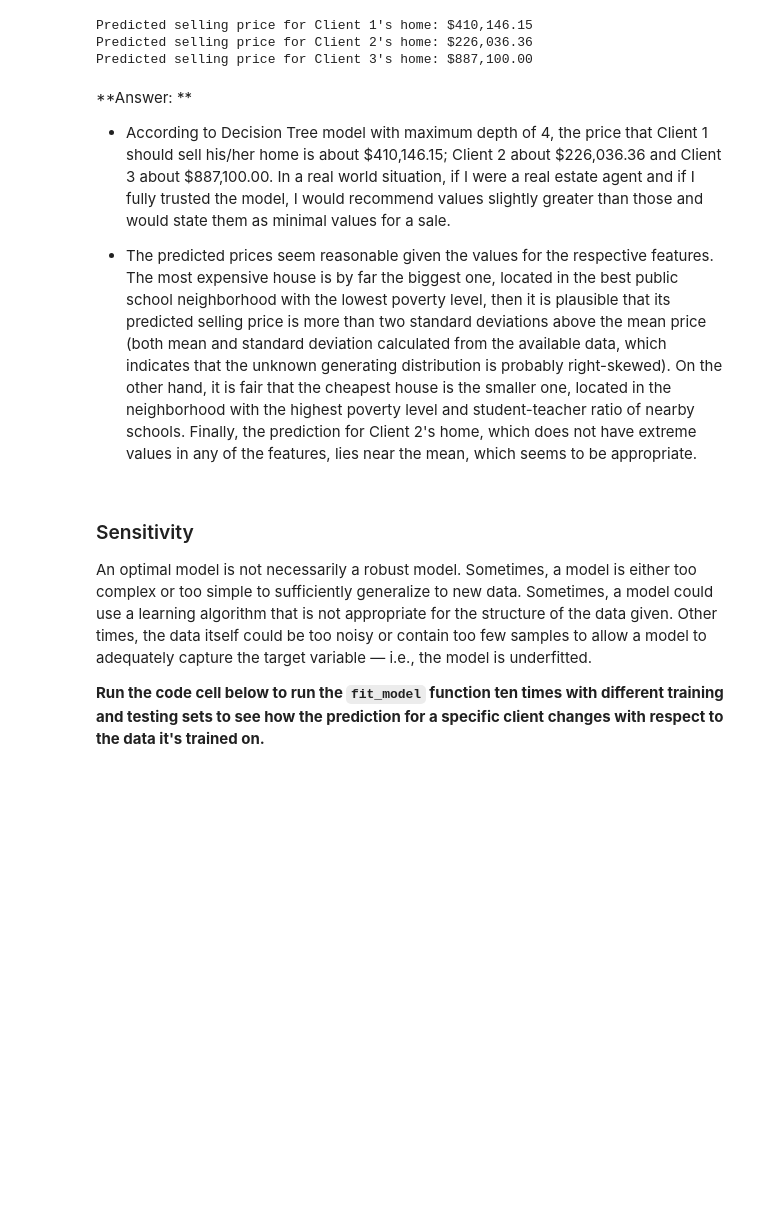
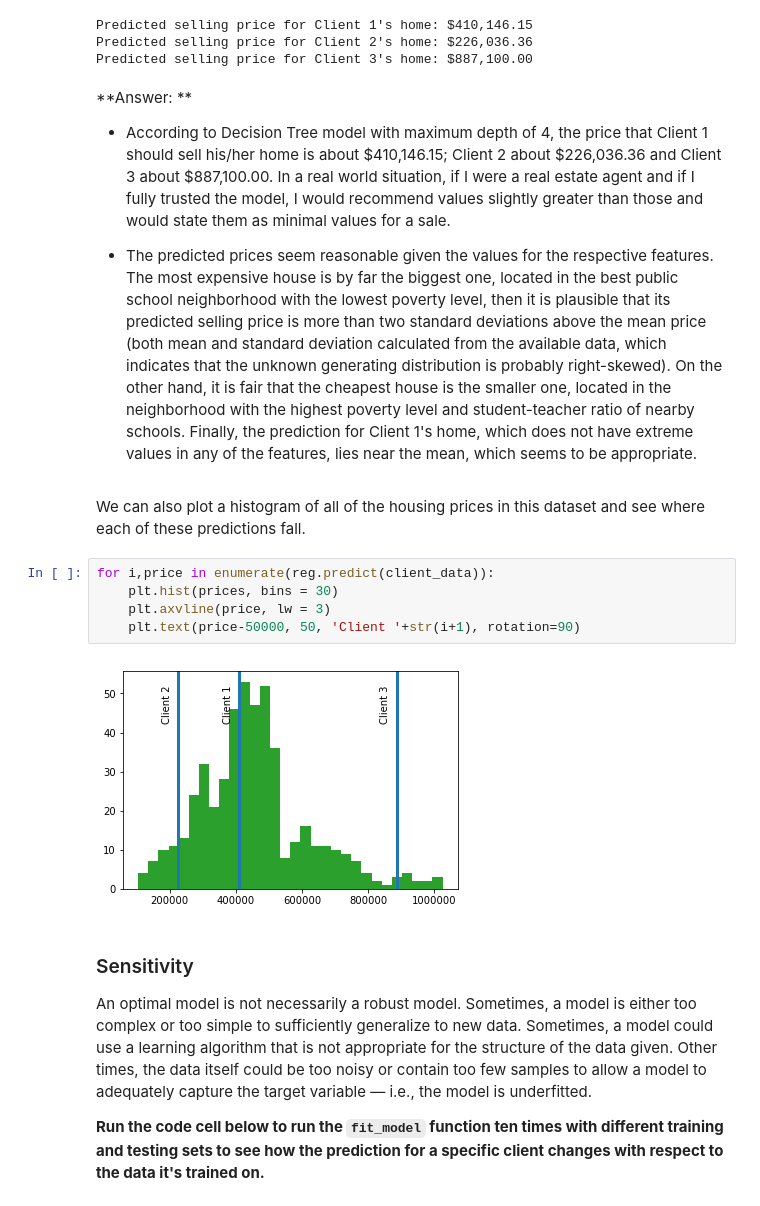
Before and after one commit to rodsveiga/machine-learning, a Jupyter notebook: projects/boston_housing/boston_housing.ipynb, the cells around one changed output. Saved outputs shown, nothing was run; the diff lists cells and outputs as text; blank space fills up the shorter version.

```diff
--- a/projects/boston_housing/boston_housing.ipynb
+++ b/projects/boston_housing/boston_housing.ipynb
@@ -472,7 +487,16 @@ Predicted selling price for Client 3's home: $887,100.00
 * According to Decision Tree model with maximum depth of 4, the price that Client 1 should sell his/her home is about \$410,146.15; Client 2 about \$226,036.36 and Client 3 about \$887,100.00. In a real world situation, if I were a real estate agent and if I fully trusted the model, I would recommend values slightly greater than those and would state them as minimal values for a sale.
 
 
-* The predicted prices seem reasonable given the values for the respective features. The most expensive house is by far the biggest one, located in the best public school neighborhood with the lowest poverty level, then it is plausible that its predicted selling price is more than two standard deviations above the mean price (both mean and standard deviation calculated from the available data, which indicates that the unknown generating distribution is probably right-skewed). On the other hand, it is fair that the cheapest house is the smaller one, located in the neighborhood with the highest poverty level and student-teacher ratio of nearby schools. Finally, the prediction for Client 2's home, which does not have extreme values in any of the features, lies near the mean, which seems to be appropriate.
+* The predicted prices seem reasonable given the values for the respective features. The most expensive house is by far the biggest one, located in the best public school neighborhood with the lowest poverty level, then it is plausible that its predicted selling price is more than two standard deviations above the mean price (both mean and standard deviation calculated from the available data, which indicates that the unknown generating distribution is probably right-skewed). On the other hand, it is fair that the cheapest house is the smaller one, located in the neighborhood with the highest poverty level and student-teacher ratio of nearby schools. Finally, the prediction for Client 1's home, which does not have extreme values in any of the features, lies near the mean, which seems to be appropriate.
+# %% [markdown]
+We can also plot a histogram of all of the housing prices in this dataset and see where each of these predictions fall.
+# %%
+for i,price in enumerate(reg.predict(client_data)):
+    plt.hist(prices, bins = 30)
+    plt.axvline(price, lw = 3)
+    plt.text(price-50000, 50, 'Client '+str(i+1), rotation=90)
+# %% [output]
+[figure, added]
 # %% [markdown]
 ### Sensitivity
 An optimal model is not necessarily a robust model. Sometimes, a model is either too complex or too simple to sufficiently generalize to new data. Sometimes, a model could use a learning algorithm that is not appropriate for the structure of the data given. Other times, the data itself could be too noisy or contain too few samples to allow a model to adequately capture the target variable — i.e., the model is underfitted.
```
Also changed, not shown: parts of 7 cells of this notebook, 1 other file.
